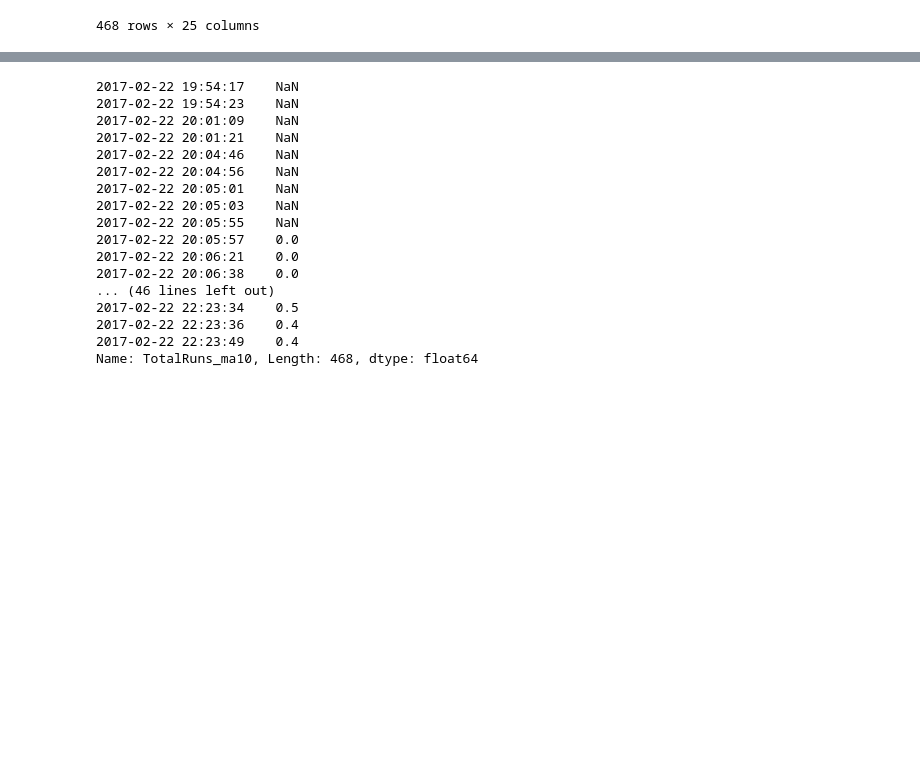
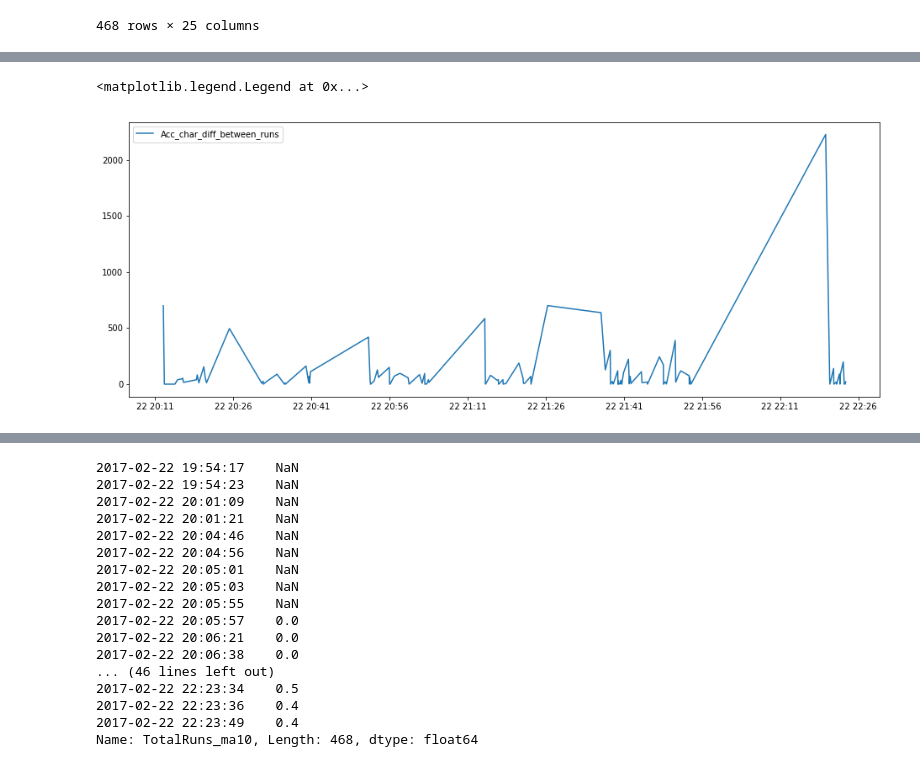
Before and after one commit to hermanmk/jexercise-data-analysis, a Jupyter notebook: Working modes.ipynb, the cells around one changed output, grey strips where cells are left out. Saved outputs shown, nothing was run; the diff lists cells and outputs as text; code cells hidden in the pictures; blank space fills up the shorter version.

```diff
--- a/Working modes.ipynb
+++ b/Working modes.ipynb
@@ -140,0 +128,20 @@ df['TotalRuns'] = df.JunitTest + df.Launch
+# %%
+only_runs = df[df.TotalRuns == 1]
+# %%
+# Character diff between two runs
+for i in range(1, len(only_runs)):
+    prev_row = only_runs.iloc[i - 1]
+    cur_row = only_runs.iloc[i]
+    df.Char_diff_between_runs.at[cur_row.name] = preprocessing_data.get_diff_length(prev_row.SourceCode1, cur_row.SourceCode1)
+# %%
+# Accumulated character diff between runs
+cumsum = 0
+for j in range(0, len(df)):
+    # We keep the sum of character diff since the last run
+    if not pd.isnull(df.Character_diff1.iat[j]):
+        cumsum += df.Character_diff1.iat[j]
+    if df.TotalRuns.iat[j] == 1:
+        df.Acc_char_diff_between_runs.iat[j] = cumsum
+        cumsum = 0
+# %%
+only_runs = df[df.TotalRuns == 1]
@@ -140,0 +188,7 @@ df['TotalRuns'] = df.JunitTest + df.Launch
+# %%
+plt.figure(figsize=(16,6))
+plt.plot(only_runs.Acc_char_diff_between_runs)
+plt.legend()
+# %% [output]
+<matplotlib.legend.Legend at 0x...>
+[figure, added]
```
Also changed, not shown: parts of 10 cells of this notebook, 2 other files.
